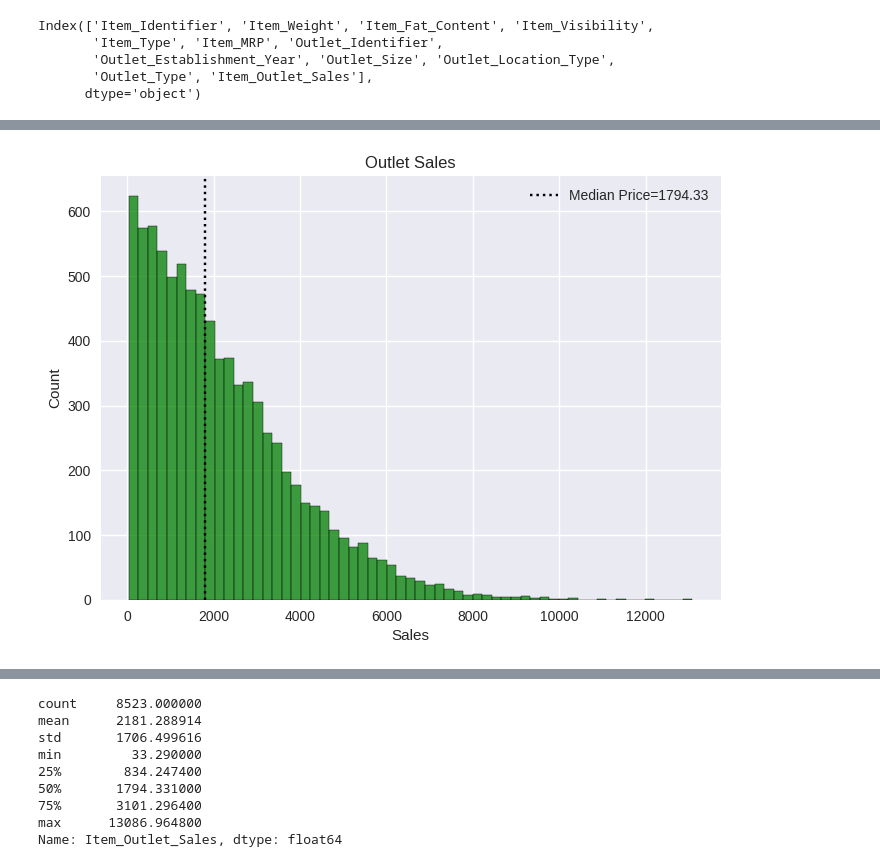
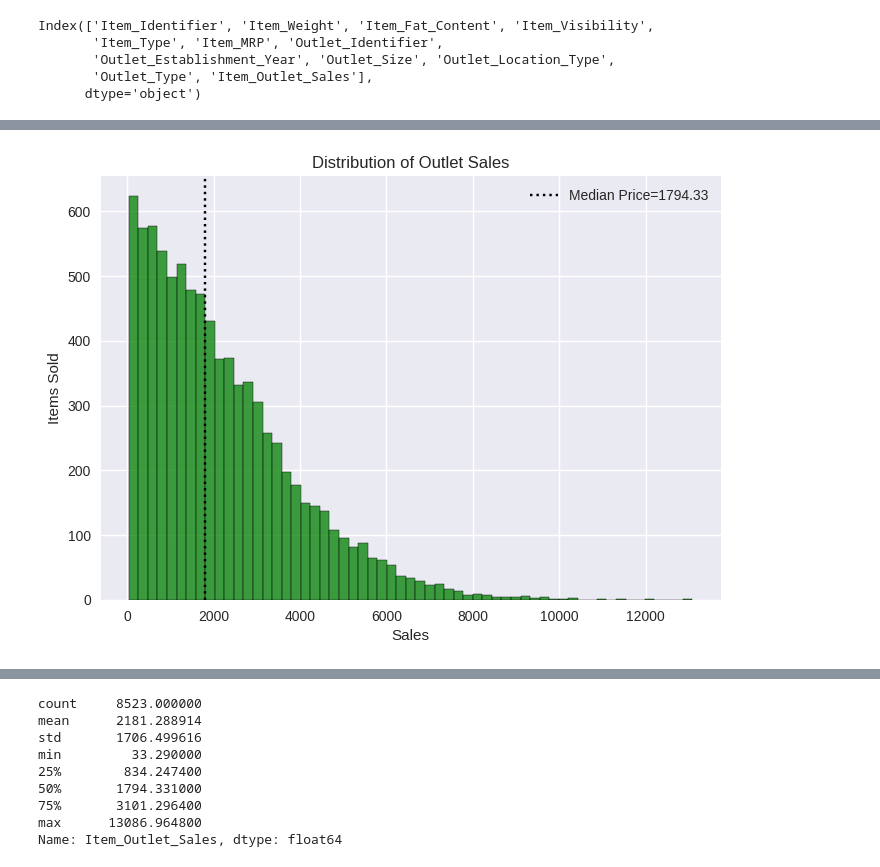
Before and after one commit to NotMaj/sales-predictions, a Jupyter notebook: Project_1.ipynb, the cells around one changed output, grey strips where cells are left out. Drawn from its saved outputs; the diff is of its cells as text; code cells hidden in the pictures.

```diff
--- a/Project_1.ipynb
+++ b/Project_1.ipynb
@@ -98,7 +98,7 @@ min         4.555000
 max        21.350000
 Name: Item_Weight, dtype: float64
 # %%
- df['Item_Weight'].fillna(12, inplace =True)
+ df['Item_Weight'].interpolate(inplace =True)
 # %%
 df['Outlet_Size'].value_counts()
 # %% [output]
@@ -107,4 +107,4 @@ Small     2388
 High       932
 Name: Outlet_Size, dtype: int64
 # %%
- df['Outlet_Size'].fillna('high', inplace = True )
+ df['Outlet_Size'].fillna('High', inplace = True )
@@ -143,0 +152,5 @@ df.tail()
+# %%
+#Correcting errors
+df['Item_Fat_Content'].replace('LF','Low Fat', inplace=True)
+df['Item_Fat_Content'].replace('low fat','Low Fat', inplace=True)
+df['Item_Fat_Content'].replace('reg','Regular', inplace=True)
@@ -262,6 +223,0 @@ Name: Item_Type, dtype: int64
-# %%
-item_count.plot(kind='barh', grid=False)
-plt.xlabel('Number Sold')
-plt.ylabel('Food Type')
-
-plt.style.use('seaborn');
@@ -270,13 +224,14 @@ plt.style.use('seaborn');
 # %%
 #Item_Outlet_Sales
 ax= sns.histplot(df['Item_Outlet_Sales'], bins ='auto', color='green')
 ax.set(xlabel ='Sales',
-        title='Outlet Sales')
+       ylabel='Items Sold',
+        title='Distribution of Outlet Sales')
 
 ax.axvline(df['Item_Outlet_Sales'].median(), color='k', ls=':'
 ,label=f"Median Price={round(df['Item_Outlet_Sales'].median(),2)}")
 
 plt.legend()
 plt.show();
 # %% [output]
-[figure, old version]
+[figure, new version]
```
Also changed, not shown: parts of 22 cells of this notebook.
